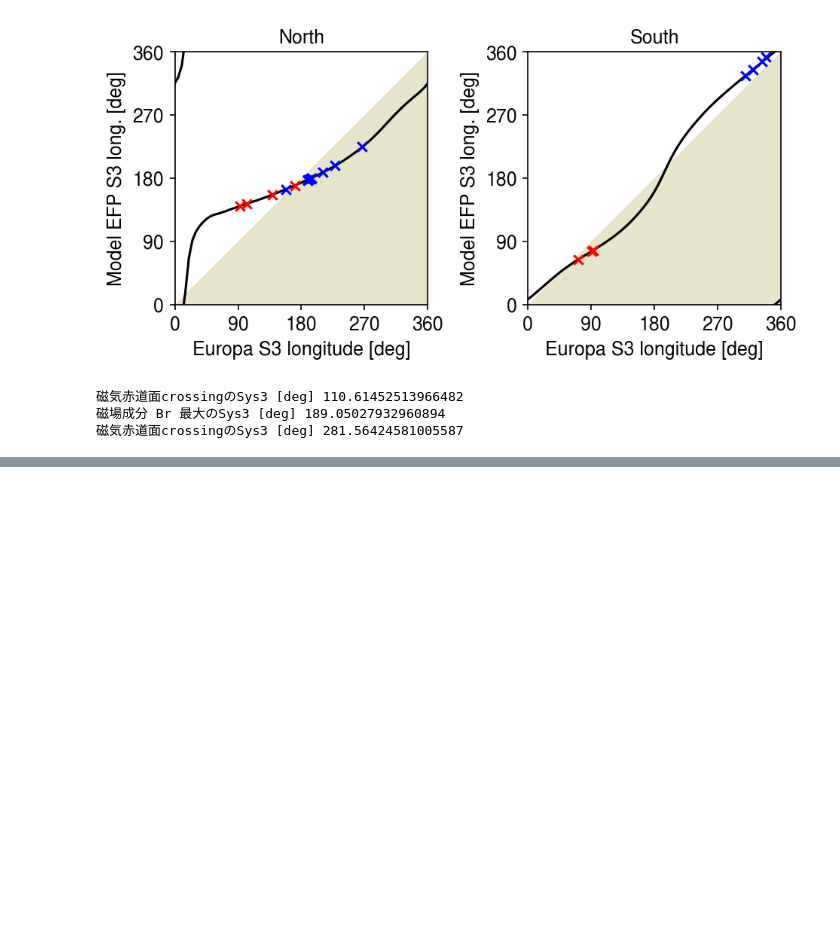
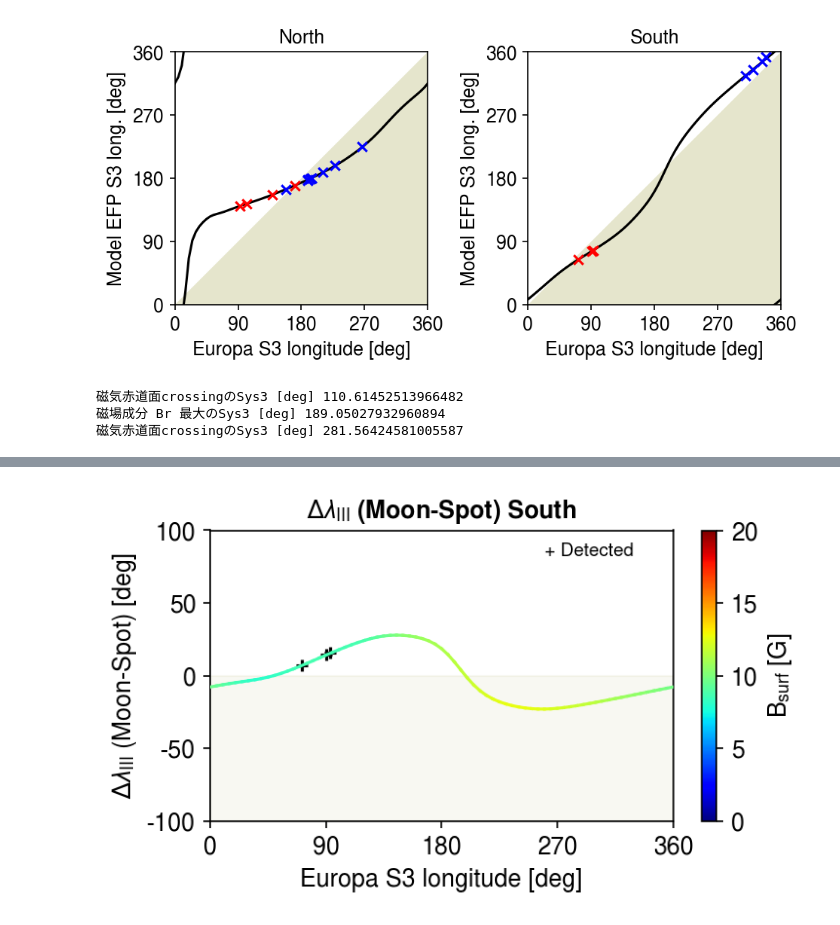
Before and after one commit to ShinnosukeSatoh/HST_Jupiter_footprints_dms, a Jupyter notebook: System3_comparison.ipynb, the cells around one changed output, grey strips where cells are left out. Saved outputs shown, nothing was run; the diff lists cells and outputs as text; code cells hidden in the pictures; blank space fills up the shorter version.

```diff
--- a/System3_comparison.ipynb
+++ b/System3_comparison.ipynb
@@ -211,0 +348,62 @@ print('磁気赤道面crossingのSys3 [deg]', degs[arg])
+# %%
+# 南半球
+wlonS = copy.copy(satovalS.wlon)
+euwlonS = copy.copy(satovalS.euwlon)
+eulatS = copy.copy(satovalS.eulat)
+euwlonS[-2:] += 360
+
+# 表面磁場
+RJ = 71492E+3           # JUPITER RADIUS [m]
+B_surf = np.zeros(len(euwlonS))
+for i in range(len(euwlonS)):
+    lat = eulatS[i]
+    wlong = euwlonS[i]
+    # RADIUS OF SURFACE (1/15 DYNAMICALLY FLATTENED SURFACE)
+    rs = RJ*np.sqrt(np.cos(np.radians(lat))**2 +
+                    (np.sin(np.radians(lat))*14.4/15.4)**2)
+    theta = np.radians(90-lat)
+    phi = np.radians(360-wlong)
+    Bvec = BJRM.B().JRM33(rs, theta, phi)
+    B = math.sqrt(Bvec[0]**2+Bvec[1]**2+Bvec[2]**2)
+    B_surf[i] = B
+
+# Plot
+fontsize = 12
+fig, ax = plt.subplots(figsize=(5,3),dpi=150)
+# ax[0].set_aspect('equal')
+ax.set_title('$\\Delta\\lambda_{\\mathrm{III}}$ (Moon-Spot) South', weight='bold', fontsize=fontsize)
+ax.text(260, 82, '+ Detected', size=fontsize*0.75)
+ax.set_xlabel('Europa S3 longitude [deg]', fontsize=fontsize)
+ax.set_ylabel('$\\Delta\\lambda_{\\mathrm{III}}$ (Moon-Spot) [deg]', fontsize=fontsize)
+ax.set_xlim(0,360)
+ax.set_ylim(-100,100)
+ax.set_xticks(np.linspace(0,360,5))
+ax.set_xticklabels(np.linspace(0,360,5,dtype=int))
+ax.set_yticks(np.linspace(-100,100,5))
+ax.set_yticklabels(np.linspace(-100,100,5,dtype=int))
+ax.tick_params(axis='x', labelsize=fontsize)
+ax.tick_params(axis='y', labelsize=fontsize)
+
+colormap = plt.get_cmap('jet')
+ydata = B_surf*(1E-5)
+norm = mpl.colors.Normalize(vmin=0, vmax=20)
+ax.set_prop_cycle(color=[colormap(k) for k in norm(ydata)])
+for j in range(len(ydata)-1):
+    ax.plot(wlonS[j:j+2], -(euwlonS-wlonS)[j:j+2], zorder=5)
+
+sm = plt.cm.ScalarMappable(cmap=colormap, norm=norm)
+sm.set_array([])
+
+for i in range(OBS_s3moonS.size):
+    ax.scatter(OBS_s3moonS[i], -(OBS_s3efpS[i]-OBS_s3moonS[i]), marker='+', color='k', zorder=1)
+# for i in range(NO_s3moonN.size):
+#     ax[0].scatter(NO_s3moonN[i], -(NO_s3efpN[i]-NO_s3moonN[i]), marker='p', color='k', zorder=1)
+ax.axhspan(-100, 0, color='olive', alpha=0.05, zorder=0.1)
+pp = fig.colorbar(sm)
+pp.ax.set_title(' ', fontsize=fontsize)
+pp.set_label('B$_{\\mathrm{surf}}$ [G]', fontsize=fontsize)
+pp.ax.tick_params(labelsize=fontsize)
+fig.tight_layout()
+plt.show()
+# %% [output]
+[figure, added]
```
Also changed, not shown: parts of 4 cells of this notebook, 3 other files.
